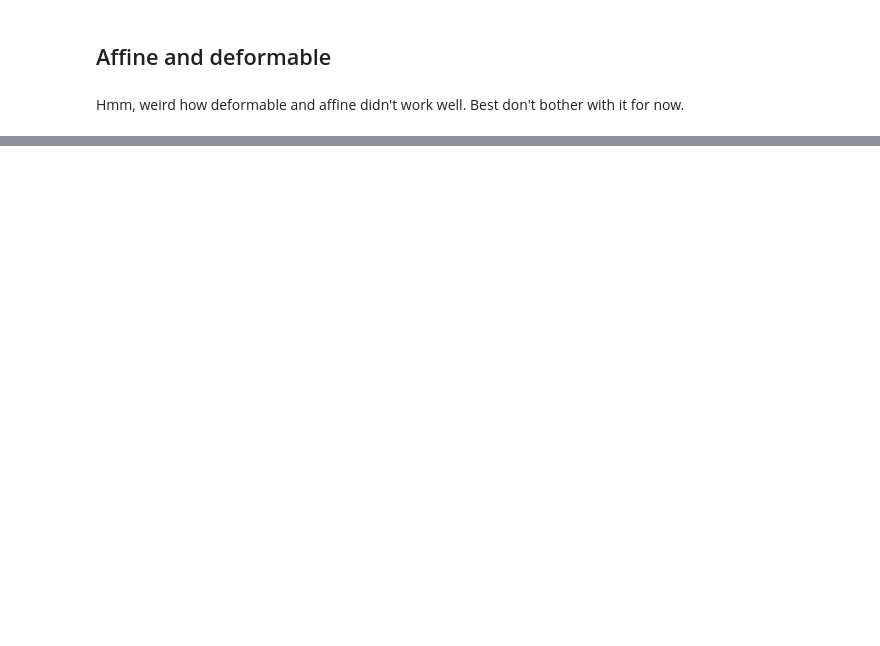
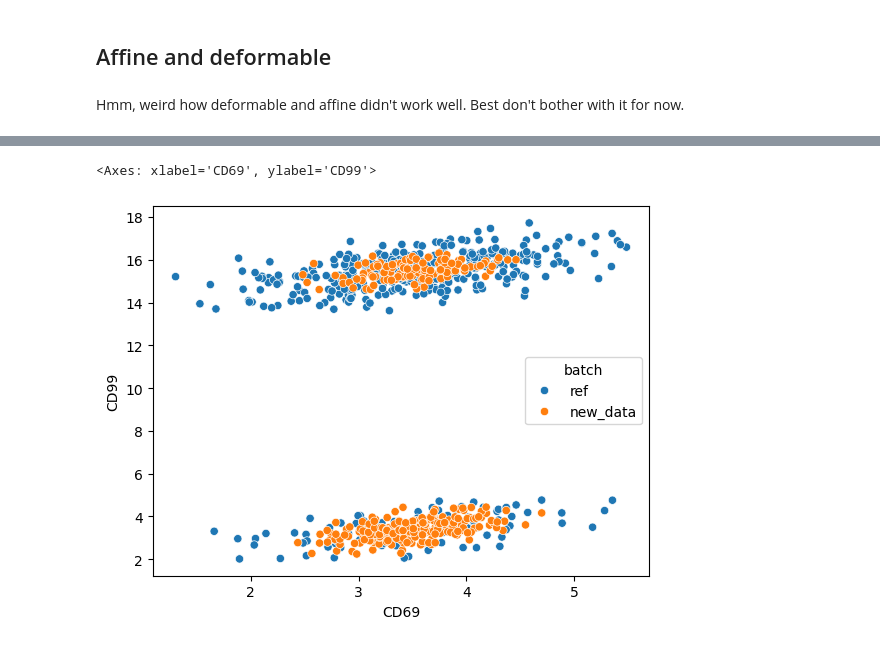
Before and after one commit to ghar1821/soulcap_bioinformatics, a Jupyter notebook: scripts/framework_prototype_v2.ipynb, the cells around one changed output, grey strips where cells are left out. Cells and saved outputs as stored; diff of their text form; code cells hidden in the pictures; blank space fills up the shorter version.

```diff
--- a/scripts/framework_prototype_v2.ipynb
+++ b/scripts/framework_prototype_v2.ipynb
@@ -492,3 +485,17 @@ frames[0].save(
 )
 # %% [markdown]
 Hmm, weird how deformable and affine didn't work well. Best don't bother with it for now.
+# %%
+errors = []
+def append_error(iteration, error, X, Y):
+    errors.append(error)
+
+# set scale to False so we don't stretch or squezze the new data points
+reg = rigid_registration(**{
+    'X': ref_set_points,
+    'Y': new_dat_set_points,
+    'scale': True,
+    'verbose': True
+})
+
+TY, (s_reg, R_reg, t_reg) = reg.register(partial(append_error))
@@ -494,0 +562,9 @@ Hmm, weird how deformable and affine didn't work well. Best don't bother with it
+# %%
+ref_set_points_df = pd.DataFrame(ref_set_points, columns=['CD69', 'CD99'])
+ref_set_points_df.loc[:, "bin_id"] = ref_set_points_bin_ids
+# based on each bin get the label with most points and give that bin that label
+ref_bin_labels = df_ref_with_bins.groupby('bin_id')['Population'].agg(lambda x: x.value_counts().idxmax())
+
+ref_set_points_df['Population'] = ref_set_points_df['bin_id'].map(ref_bin_labels)
+ref_set_points_df['batch'] = 'ref'
+ref_set_points_df
@@ -494,0 +600,5 @@ Hmm, weird how deformable and affine didn't work well. Best don't bother with it
+# %%
+new_dat_set_points_df = pd.DataFrame(TY, columns=['CD69', 'CD99'])
+new_dat_set_points_df.loc[:, "bin_id"] = new_dat_set_points_bin_ids
+new_dat_set_points_df['batch'] = 'new_data'
+new_dat_set_points_df
@@ -494,0 +619,12 @@ Hmm, weird how deformable and affine didn't work well. Best don't bother with it
+# %%
+all_df = pd.concat([ref_set_points_df, new_dat_set_points_df])
+
+sns.scatterplot(
+    data = all_df,
+    x = 'CD69',
+    y = 'CD99',
+    hue='batch',
+)
+# %% [output]
+<Axes: xlabel='CD69', ylabel='CD99'>
+[figure, added]
```
Also changed, not shown: parts of 31 cells of this notebook.
